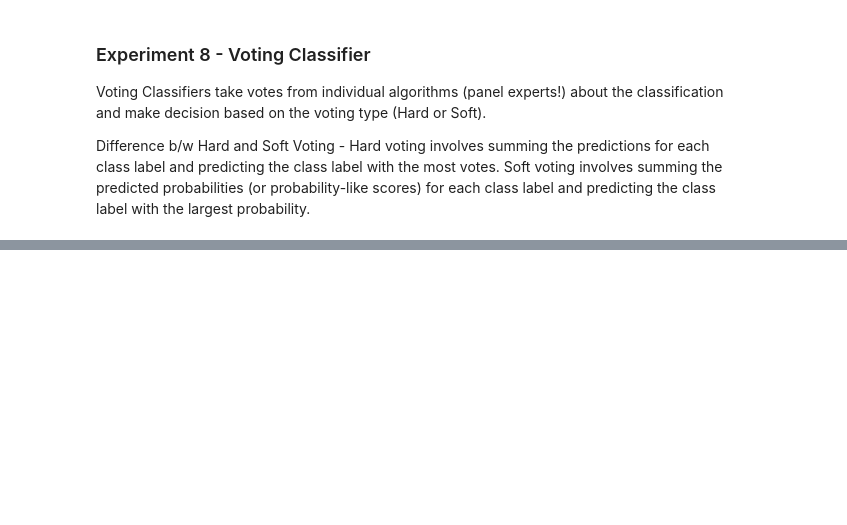
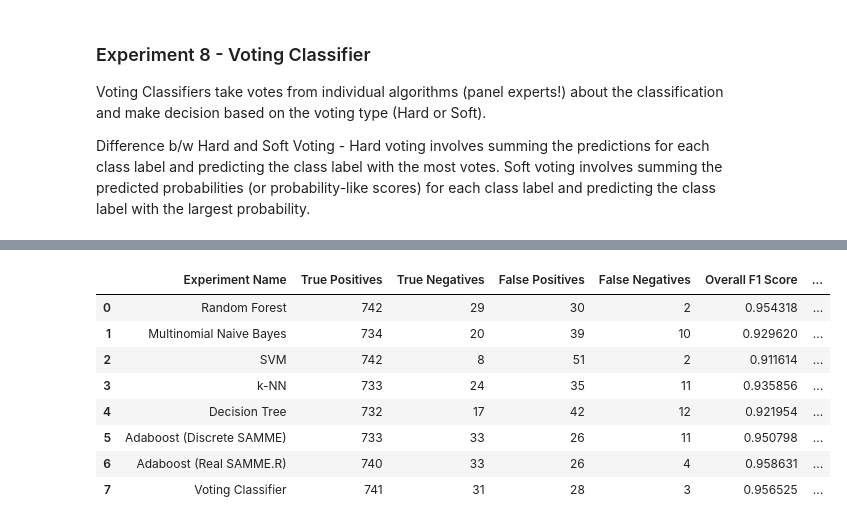
Before and after one commit to suvigyajain0101/CaseStudies, a Jupyter notebook: AdverseEventClassification/Modelling.ipynb, the cells around one changed output, grey strips where cells are left out. Cells and saved outputs as stored; diff of their text form; code cells hidden in the pictures; blank space fills up the shorter version.

```diff
--- a/AdverseEventClassification/Modelling.ipynb
+++ b/AdverseEventClassification/Modelling.ipynb
@@ -21,6 +21,7 @@ import numpy as np
 import re
 # %%
 WORDS_TO_REMOVE = ['##padding##', 'ti-', 'ti -']
+EXPERIMENT_RESULTS = []
 # %%
 df = pd.read_csv('/content/AE_Data.csv')
 df.head()
@@ -488,0 +582,17 @@ weighted avg       0.97      0.96      0.96       803
+# %%
+SCHEMA = ['Experiment Name', 'True Positives', 'True Negatives', 'False Positives',
+          'False Negatives', 'Overall F1 Score','Overall Precision','Overall Recall',
+          'F1 for Positives Records','Precision for Positive Records', 'Recall for Positive Records']
+
+
+pd.DataFrame(EXPERIMENT_RESULTS, columns=SCHEMA)
+# %% [output]
+|  | Experiment Name | True Positives | True Negatives | False Positives | False Negatives | Overall F1 Score | ... |
+| 0 | Random Forest | 742 | 29 | 30 | 2 | 0.954318 | ... |
+| 1 | Multinomial Naive Bayes | 734 | 20 | 39 | 10 | 0.929620 | ... |
+| 2 | SVM | 742 | 8 | 51 | 2 | 0.911614 | ... |
+| 3 | k-NN | 733 | 24 | 35 | 11 | 0.935856 | ... |
+| 4 | Decision Tree | 732 | 17 | 42 | 12 | 0.921954 | ... |
+| 5 | Adaboost (Discrete SAMME) | 733 | 33 | 26 | 11 | 0.950798 | ... |
+| 6 | Adaboost (Real SAMME.R) | 740 | 33 | 26 | 4 | 0.958631 | ... |
+| 7 | Voting Classifier | 741 | 31 | 28 | 3 | 0.956525 | ... |
```
Also changed, not shown: parts of 14 cells of this notebook.
